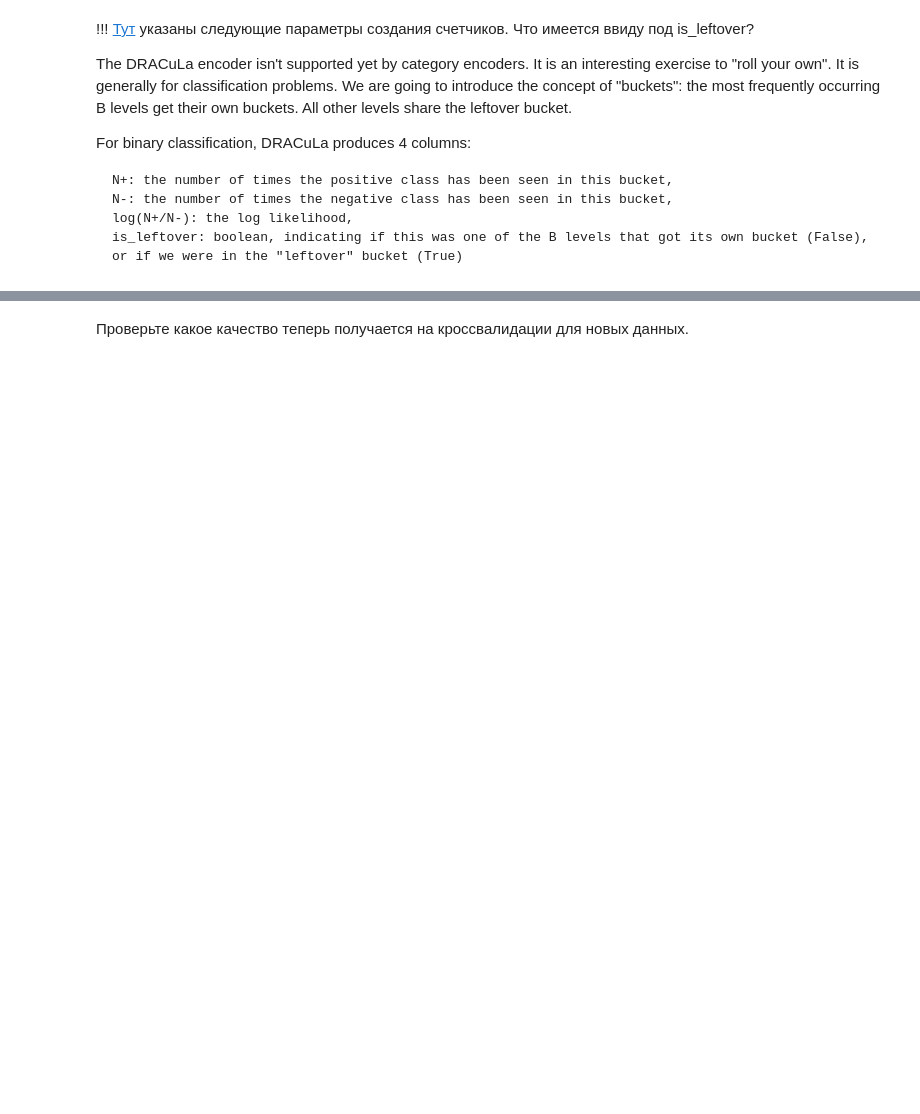
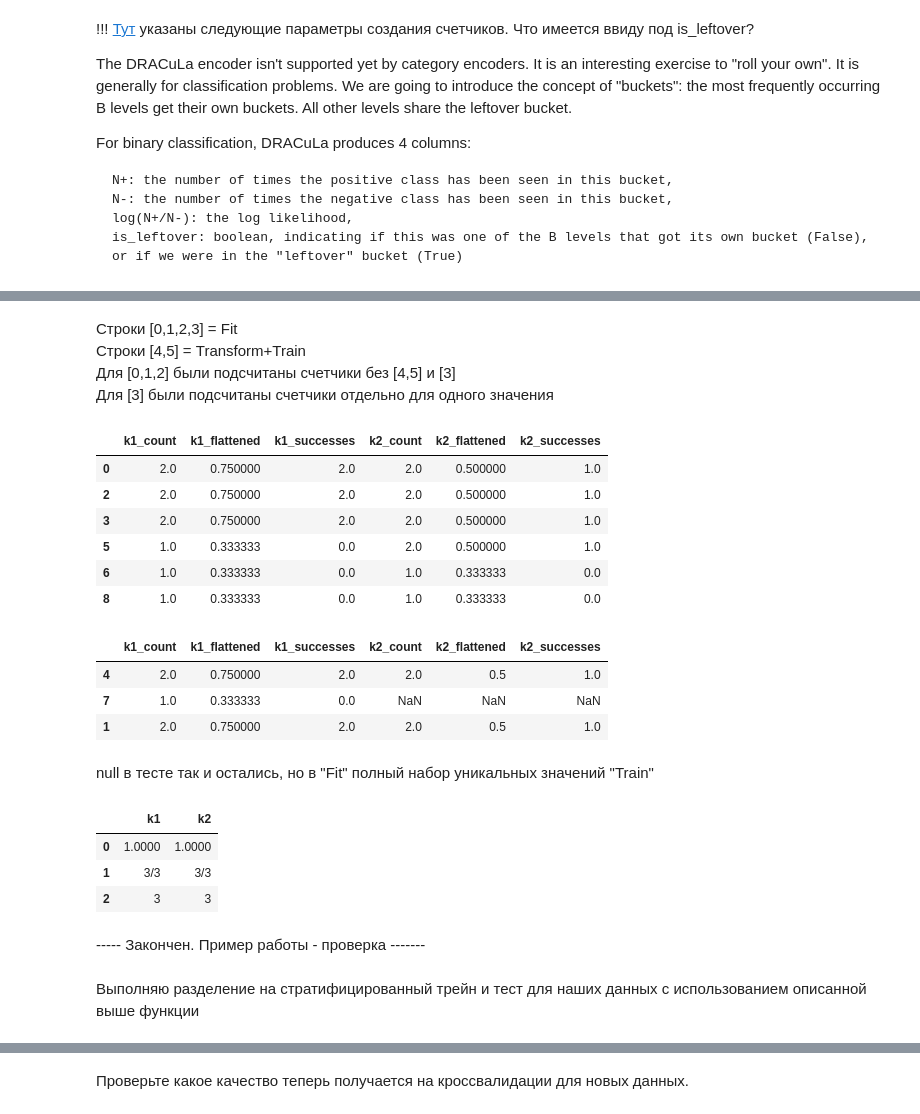
Before and after one commit to D7nis/Course-ML-Classic, a Jupyter notebook: Practice/6. Классификация, kNN/06-01-classification_DDA.ipynb, the cells around one changed output, grey strips where cells are left out. Drawn from its saved outputs; the diff is of its cells as text; code cells hidden in the pictures; blank space fills up the shorter version.

```diff
--- a/Practice/6. Классификация, kNN/06-01-classification_DDA.ipynb
+++ b/Practice/6. Классификация, kNN/06-01-classification_DDA.ipynb
@@ -630,3 +394,0 @@ KeyError: "None of [Index([('MGR_ID_count', 'RESOURCE_count', 'ROLE_CODE_count')
-# %%
-X_test = X_test_orig.iloc[2:4,:10]
-X_test
@@ -637,2 +394,0 @@ X_test
-# %%
-X_test.iloc[:2,:3] = np.nan
@@ -663,0 +535,3 @@ X_test.head()
+# %%
+df_tmp1=pd.DataFrame({'k1':[1,1,1,1,1,3,2,2,2],'k2':[4,4,4,4,4,4,5,6,6],'ACTION':[1,0,1,1,1,0,0,0,0]})
+df_tmp1
@@ -663,0 +551,2 @@ X_test.head()
+# %%
+Train, Validation, y_train_ex, y_val_ex, strat_index_tmp  = CountAndSuccMainStratified(df_tmp1.copy(), 0.7, method=1)
@@ -663,0 +564,35 @@ X_test.head()
+# %% [markdown]
+Строки [0,1,2,3] = Fit
+Строки [4,5] = Transform+Train
+Для [0,1,2] были подсчитаны счетчики без [4,5] и [3]
+Для [3] были подсчитаны счетчики отдельно для одного значения
+# %%
+Train
+# %% [output]
+|  | k1_count | k1_flattened | k1_successes | k2_count | k2_flattened | k2_successes |
+| 0 | 2.0 | 0.750000 | 2.0 | 2.0 | 0.500000 | 1.0 |
+| 2 | 2.0 | 0.750000 | 2.0 | 2.0 | 0.500000 | 1.0 |
+| 3 | 2.0 | 0.750000 | 2.0 | 2.0 | 0.500000 | 1.0 |
+| 5 | 1.0 | 0.333333 | 0.0 | 2.0 | 0.500000 | 1.0 |
+| 6 | 1.0 | 0.333333 | 0.0 | 1.0 | 0.333333 | 0.0 |
+| 8 | 1.0 | 0.333333 | 0.0 | 1.0 | 0.333333 | 0.0 |
+# %%
+Validation
+# %% [output]
+|  | k1_count | k1_flattened | k1_successes | k2_count | k2_flattened | k2_successes |
+| 4 | 2.0 | 0.750000 | 2.0 | 2.0 | 0.5 | 1.0 |
+| 7 | 1.0 | 0.333333 | 0.0 | NaN | NaN | NaN |
+| 1 | 2.0 | 0.750000 | 2.0 | 2.0 | 0.5 | 1.0 |
+# %% [markdown]
+null в тесте так и остались, но в "Fit" полный набор уникальных значений "Train"
+# %%
+strat_index_tmp
+# %% [output]
+|  | k1 | k2 |
+| 0 | 1.0000 | 1.0000 |
+| 1 | 3/3 | 3/3 |
+| 2 | 3 | 3 |
+# %% [markdown]
+----- Закончен. Пример работы - проверка -------
+# %% [markdown]
+Выполняю разделение на стратифицированный трейн и тест для наших данных с использованием описанной выше функции
```
Also changed, not shown: parts of 138 cells of this notebook, 1 other file.
